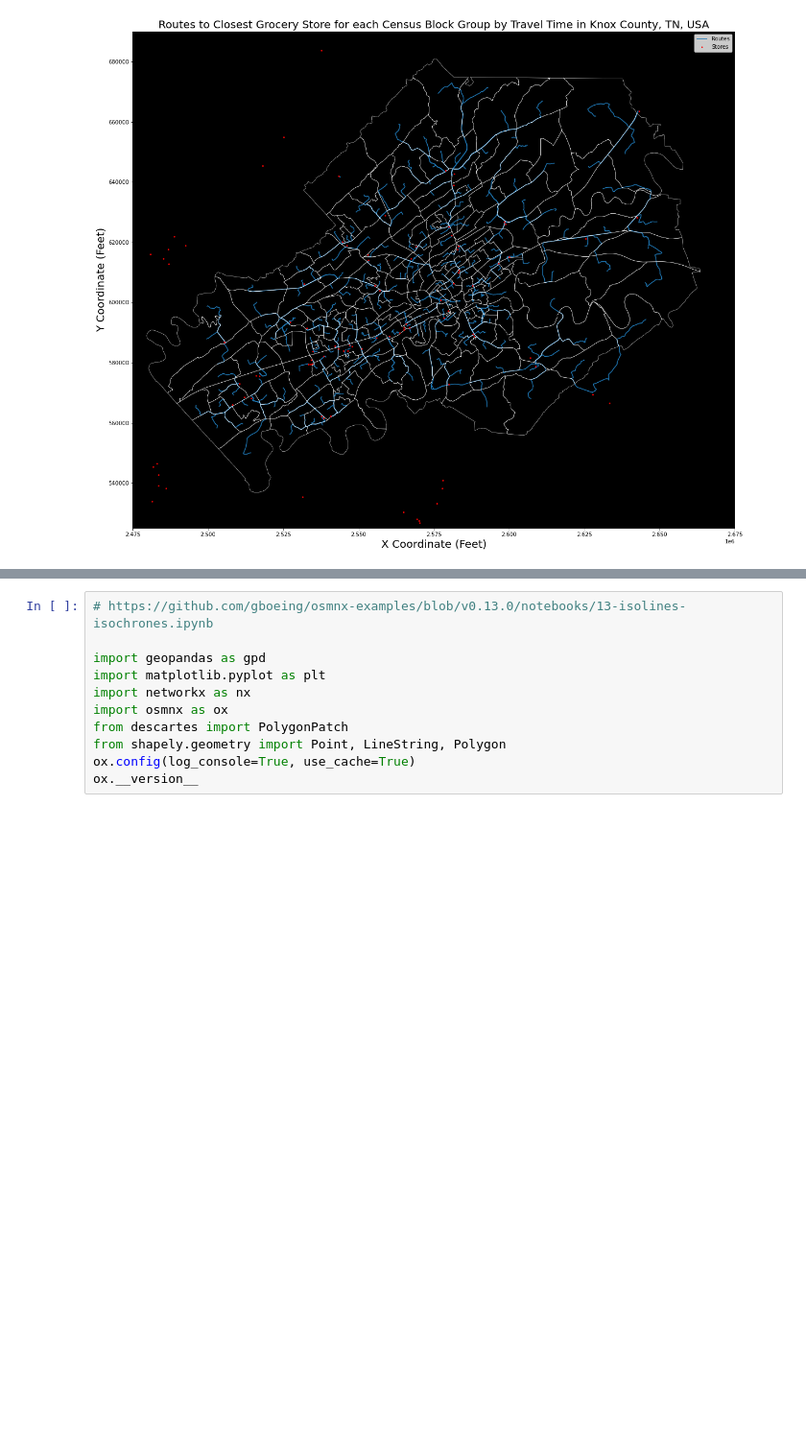
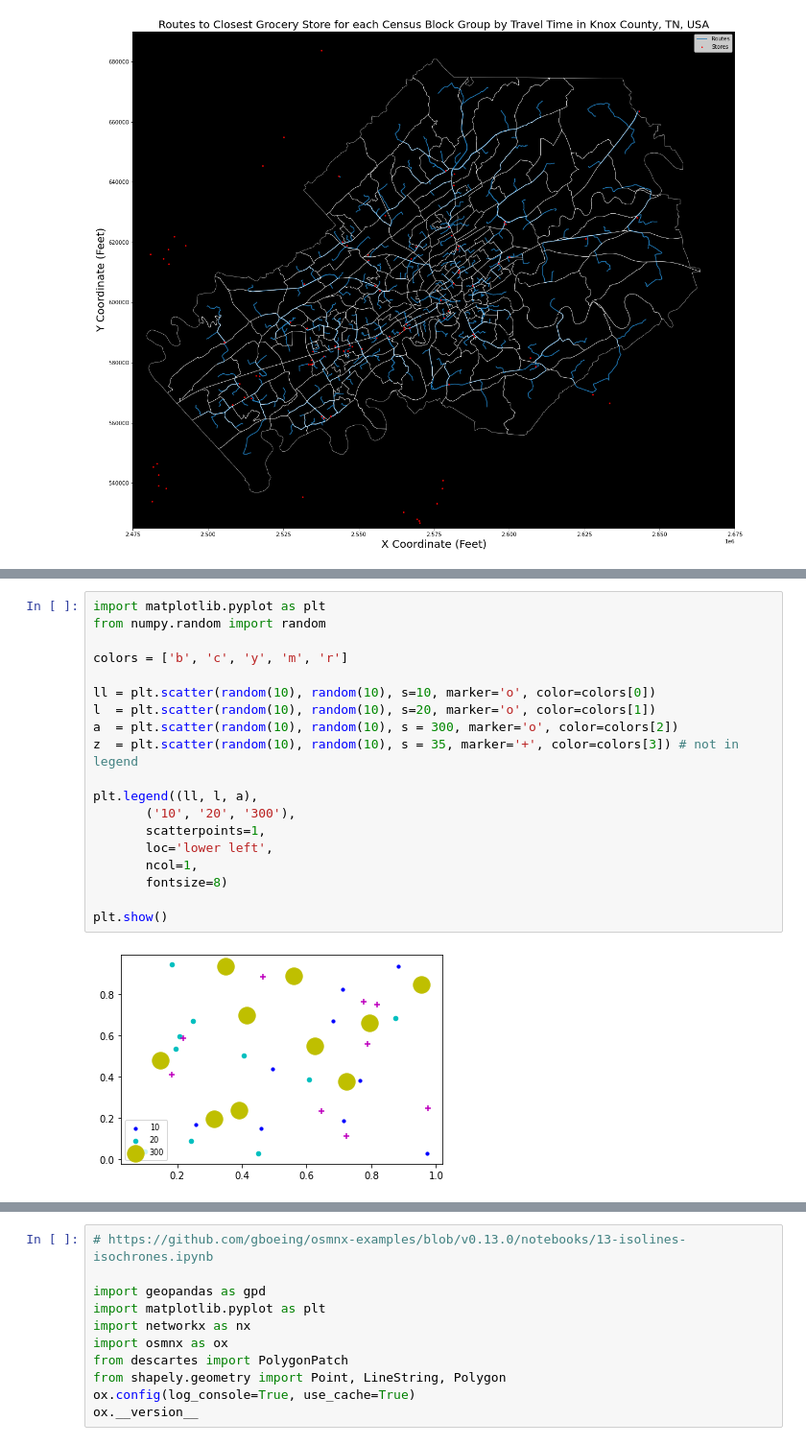
Before and after one commit to jimmy-feng/hagerstrand, a Jupyter notebook: docs/notebooks/Access.ipynb, the cells around one changed output, grey strips where cells are left out. Shown at 96% size. Cells and saved outputs as stored; diff of their text form; blank space fills up the shorter version.

```diff
--- a/docs/notebooks/Access.ipynb
+++ b/docs/notebooks/Access.ipynb
@@ -353,0 +378,21 @@ pd.merge(shortestpaths, safegraph_unpack, left_on="IncidentID", right_on="visito
+# %%
+import matplotlib.pyplot as plt
+from numpy.random import random
+
+colors = ['b', 'c', 'y', 'm', 'r']
+
+ll = plt.scatter(random(10), random(10), s=10, marker='o', color=colors[0])
+l  = plt.scatter(random(10), random(10), s=20, marker='o', color=colors[1])
+a  = plt.scatter(random(10), random(10), s = 300, marker='o', color=colors[2])
+z  = plt.scatter(random(10), random(10), s = 35, marker='+', color=colors[3]) # not in legend
+
+plt.legend((ll, l, a),
+       ('10', '20', '300'),
+       scatterpoints=1,
+       loc='lower left',
+       ncol=1,
+       fontsize=8)
+
+plt.show()
+# %% [output]
+[figure, added]
```
Also changed, not shown: parts of 85 cells of this notebook, 34 other files.
